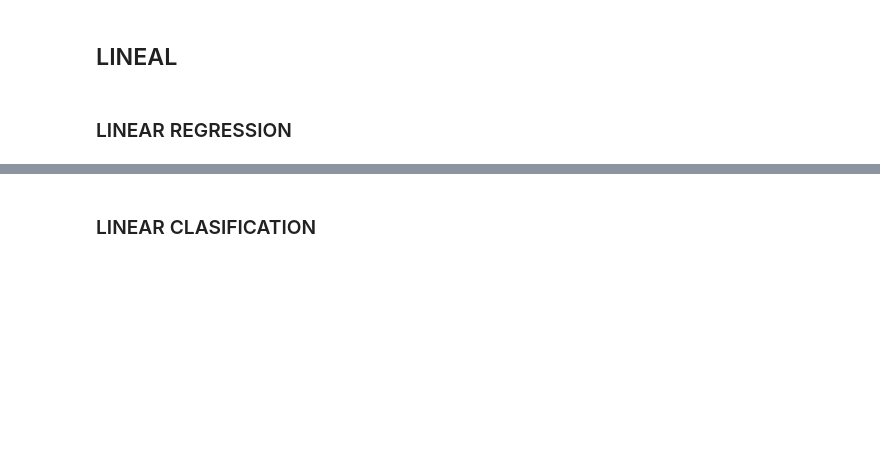
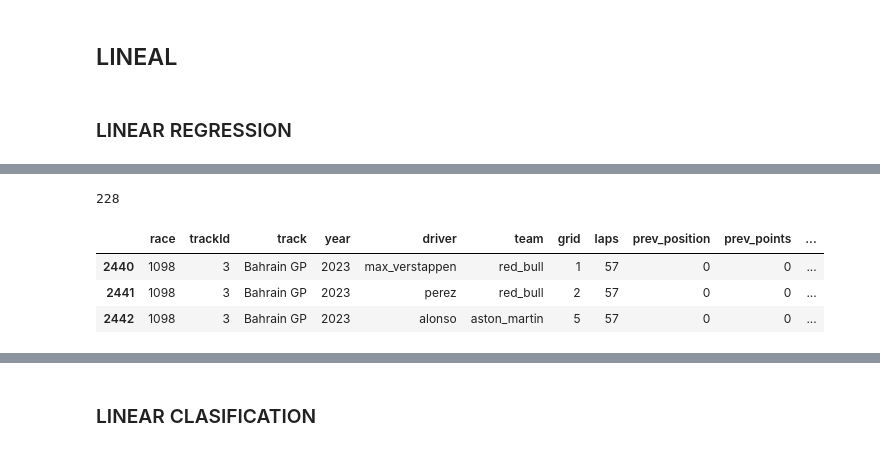
Before and after one commit to jsanz81/streamlitF1, a Jupyter notebook: notebooks/F1_ML.ipynb, the cells around one changed output, grey strips where cells are left out. Saved outputs shown, nothing was run; the diff lists cells and outputs as text; code cells hidden in the pictures; blank space fills up the shorter version.

```diff
--- a/notebooks/F1_ML.ipynb
+++ b/notebooks/F1_ML.ipynb
@@ -707,0 +708,11 @@ lin_reg.score(X_train, y_train)
+# %%
+len(X_test)
+# %% [output]
+228
+# %%
+f1[f1.year==2023].head(3)
+# %% [output]
+|  | race | trackId | track | year | driver | team | grid | laps | prev_position | prev_points | ... |
+| 2440 | 1098 | 3 | Bahrain GP | 2023 | max_verstappen | red_bull | 1 | 57 | 0 | 0 | ... |
+| 2441 | 1098 | 3 | Bahrain GP | 2023 | perez | red_bull | 2 | 57 | 0 | 0 | ... |
+| 2442 | 1098 | 3 | Bahrain GP | 2023 | alonso | aston_martin | 5 | 57 | 0 | 0 | ... |
```
Also changed, not shown: parts of 19 cells of this notebook, 7 other files.
